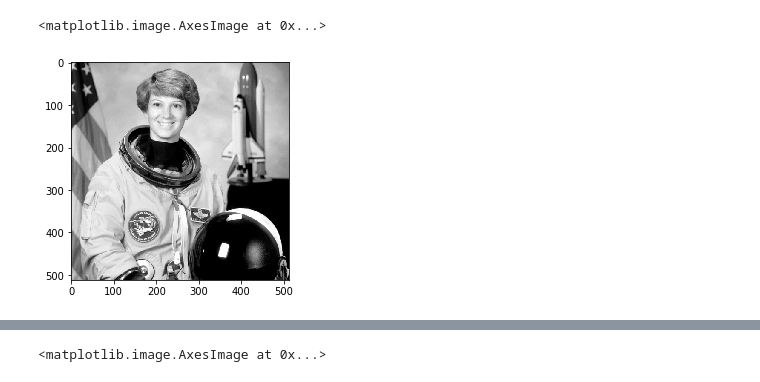
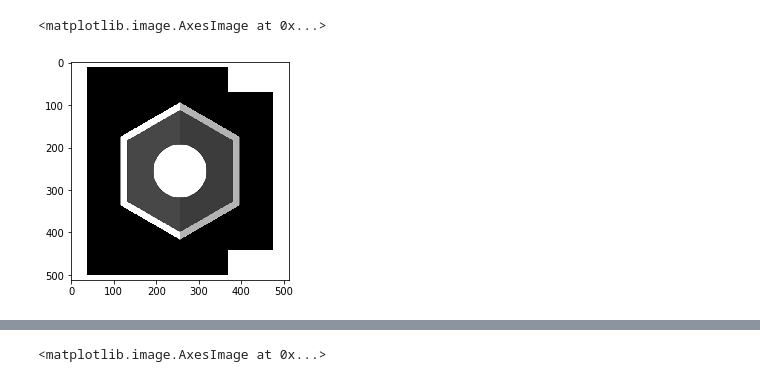
Before and after one commit to yamaton/tensorflow-examples, a Jupyter notebook: tf_image_merge_channels.ipynb, the cells around one changed output, grey strips where cells are left out. Cells and saved outputs as stored; diff of their text form; code cells hidden in the pictures.

```diff
--- a/tf_image_merge_channels.ipynb
+++ b/tf_image_merge_channels.ipynb
@@ -11,9 +21,6 @@ import matplotlib.pyplot as plt
 # %%
-img1 = imageio.imread('https://raw.githubusercontent.com/imageio/imageio-binaries/master/images/astronaut.png')
-img2 = imageio.imread('https://upload.wikimedia.org/wikipedia/en/2/24/Lenna.png')
 img3 = imageio.imread('https://upload.wikimedia.org/wikipedia/commons/2/25/Blisk-logo-512-512-background-transparent.png')
+plt.imshow(img3[:,:,0], cmap='gray')
+# %% [output]
+<matplotlib.image.AxesImage at 0x...>
+[figure, added]
-# %%
-plt.imshow(img1[:,:,0], cmap='gray')
-# %% [output]
-<matplotlib.image.AxesImage at 0x...>
-[figure, removed]
```
Also changed, not shown: parts of 17 cells of this notebook, 3 other files.
